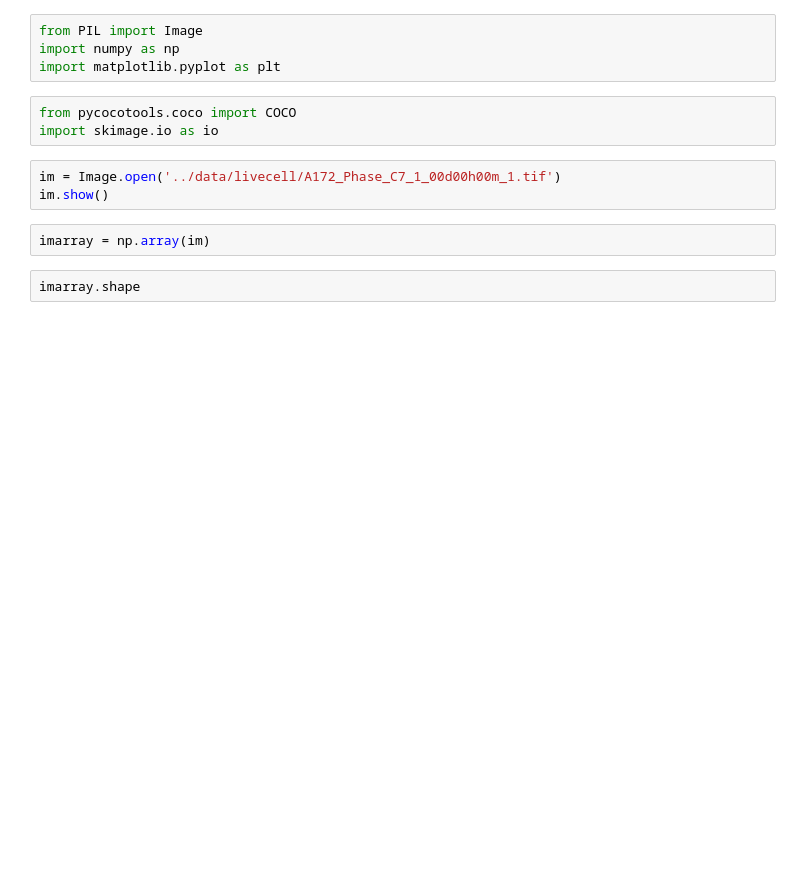
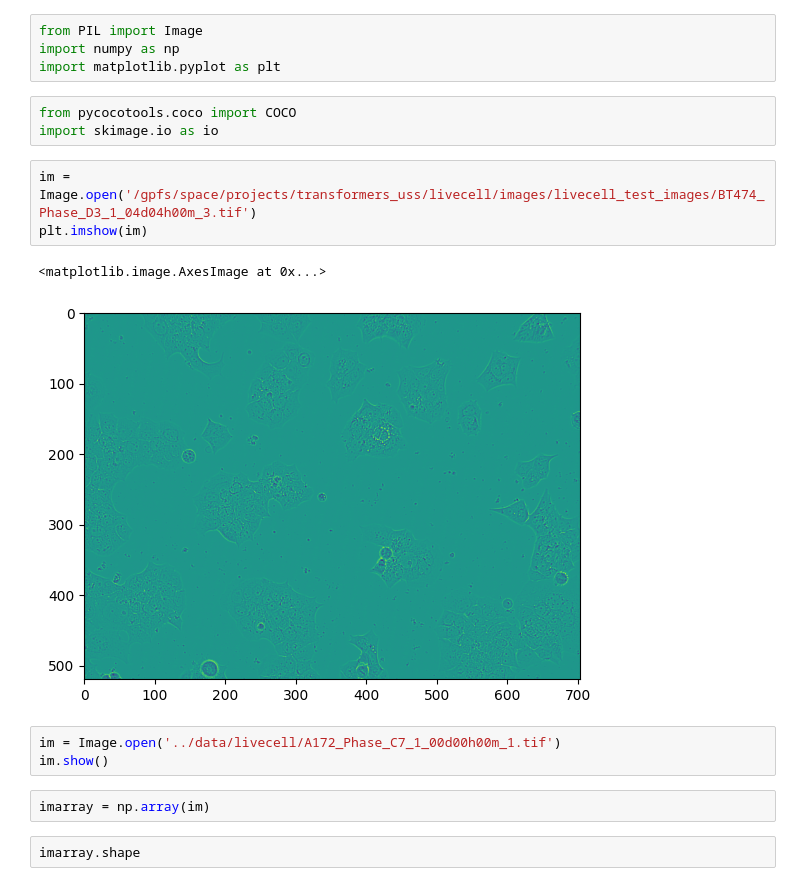
Before and after one commit to DzvinkaYarish/SwinIA-segmentation, a Jupyter notebook: notebooks/livecell_data_exploration.ipynb, the cells around one changed output. Cells and saved outputs as stored; diff of their text form; blank space fills up the shorter version.

```diff
--- a/notebooks/livecell_data_exploration.ipynb
+++ b/notebooks/livecell_data_exploration.ipynb
@@ -5,6 +15,12 @@ import matplotlib.pyplot as plt
 # %%
 from pycocotools.coco import COCO
 import skimage.io as io
+# %%
+im = Image.open('/gpfs/space/projects/transformers_uss/livecell/images/livecell_test_images/BT474_Phase_D3_1_04d04h00m_3.tif')
+plt.imshow(im)
+# %% [output]
+<matplotlib.image.AxesImage at 0x...>
+[figure, added]
 # %%
 im = Image.open('../data/livecell/A172_Phase_C7_1_00d00h00m_1.tif')
 im.show()
```
Also changed, not shown: parts of 20 cells of this notebook, 5 other files.
